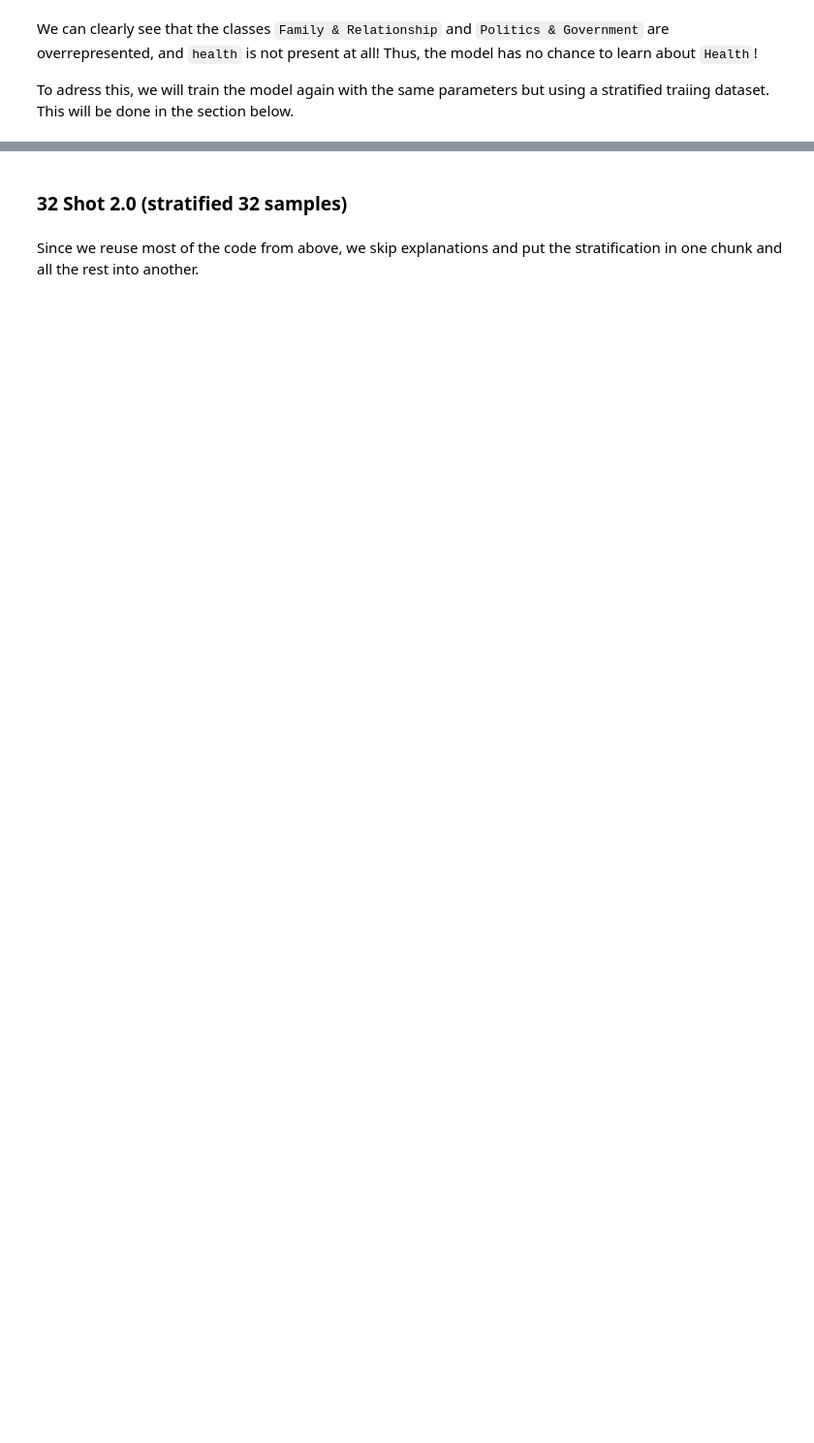
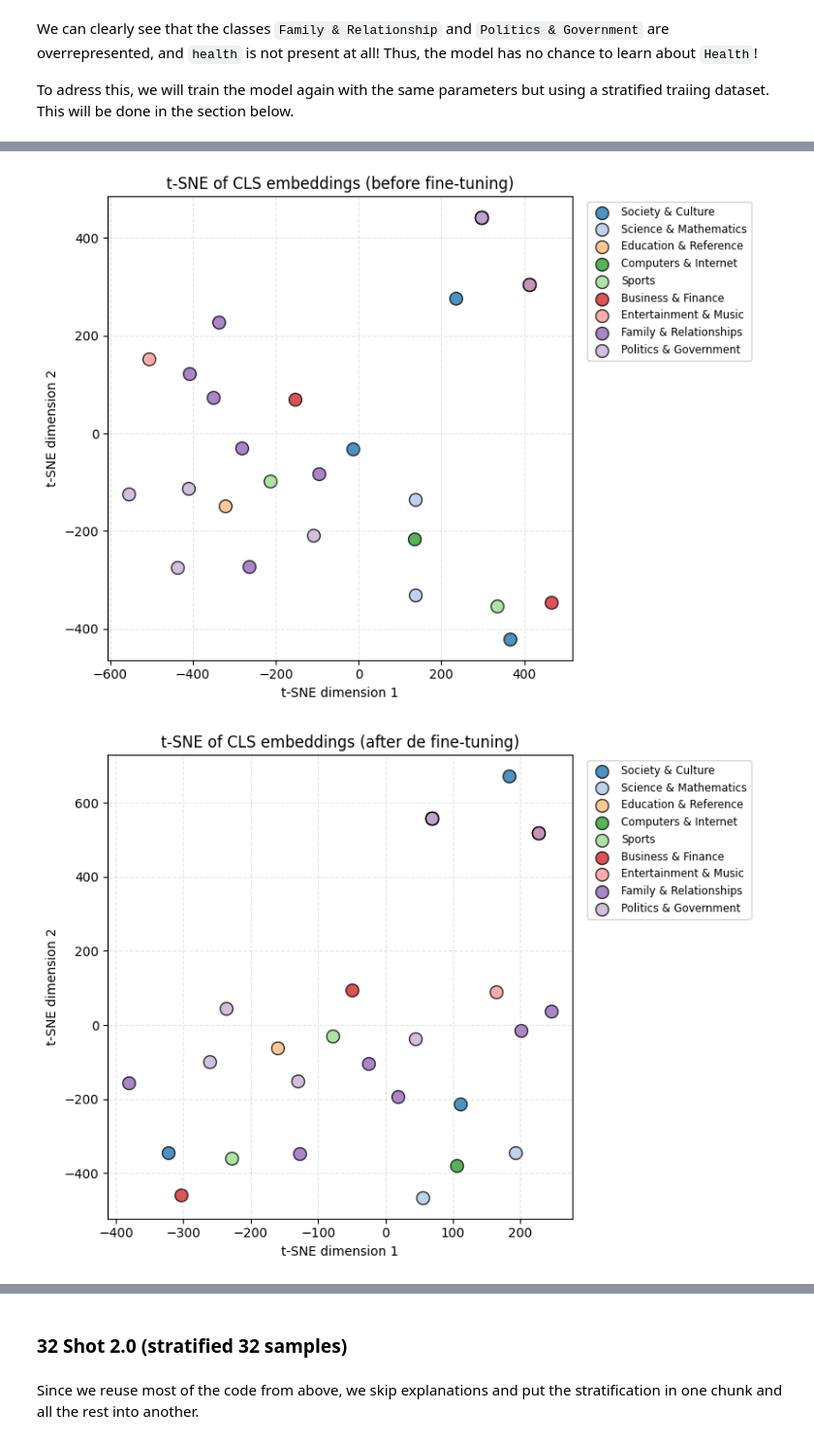
Before and after one commit to otausendschoen/NLP_Yahoo-Answers, a Jupyter notebook: project.ipynb, the cells around one changed output, grey strips where cells are left out. Shown at 97% size. Cells and saved outputs as stored; diff of their text form; code cells hidden in the pictures; blank space fills up the shorter version.

```diff
--- a/project.ipynb
+++ b/project.ipynb
@@ -776,0 +909,67 @@ This will be done in the section below.
+# %%
+model_finetuned = model
+
+# EXTRACT EMBEDDINGS AFTER FINE‐TUNING
+embeddings_after, labels_after = get_cls_embeddings(model_finetuned, dataset['train'])
+# %%
+# Reduce  2D with t-SNE
+tsne = TSNE(n_components=2, perplexity=5, random_state=42)
+
+X2_before = tsne.fit_transform(embeddings_before)  # (32, 2)
+X2_after  = tsne.fit_transform(embeddings_after)   #  (32, 2) N=32
+
+def plot_tsne_2d(X2, labels, label_names, title):
+    """
+    X2: array of  forma (N, 2)
+    labels: array (N,)
+    label_names: list of the names
+    title: title for the plot
+    """
+    plt.figure(figsize=(8, 6))
+
+    #generate plots
+    num_classes = len(label_names)
+    cmap = plt.get_cmap("tab20")
+    colors = [cmap(i) for i in range(num_classes)]
+
+
+    for class_id in range(num_classes):
+        idxs = np.where(labels == class_id)[0]
+        if len(idxs) == 0:
+            continue
+        plt.scatter(
+            X2[idxs, 0],
+            X2[idxs, 1],
+            c=[colors[class_id]],
+            label=label_names[class_id],
+            s=100,
+            alpha=0.8,
+            edgecolors="k"
+        )
+
+    plt.title(title)
+    plt.xlabel("t-SNE dimension 1")
+    plt.ylabel("t-SNE dimension 2")
+    plt.legend(bbox_to_anchor=(1.02, 1), loc="upper left", fontsize="small")
+    plt.grid(True, linestyle="--", alpha=0.3)
+    plt.tight_layout()
+    plt.show()
+
+
+# Plot before and plot afer FT
+plot_tsne_2d(
+    X2_before,
+    labels,
+    label_names,
+    title="t-SNE of CLS embeddings (before fine-tuning)"
+)
+
+plot_tsne_2d(
+    X2_after,
+    labels,
+    label_names,
+    title="t-SNE of CLS embeddings (after de fine-tuning)"
+)
+# %% [output]
+[figure, added]
+[figure, added]
```
Also changed, not shown: parts of 39 cells of this notebook, 3 other files.
